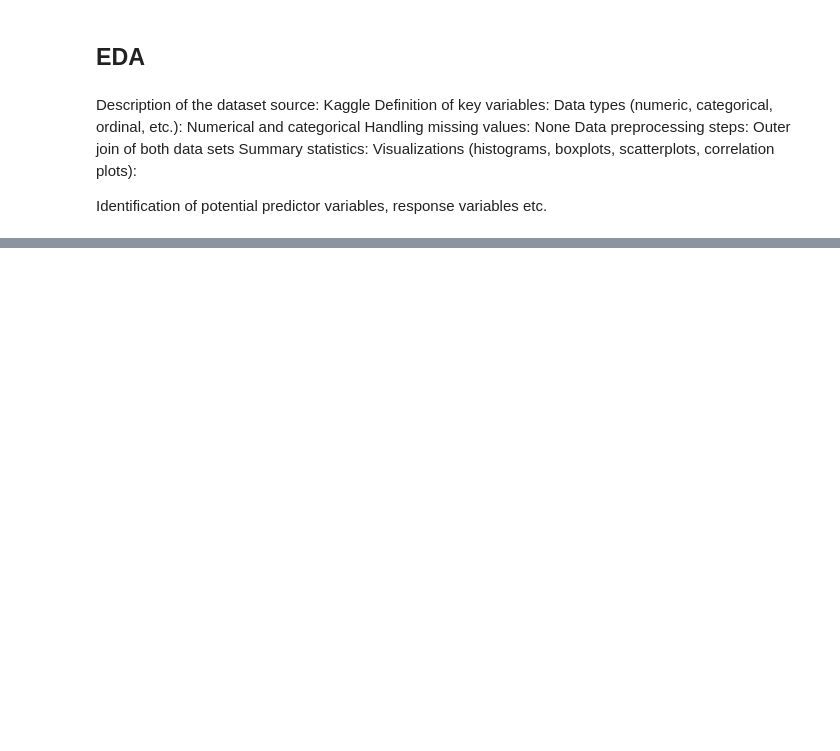
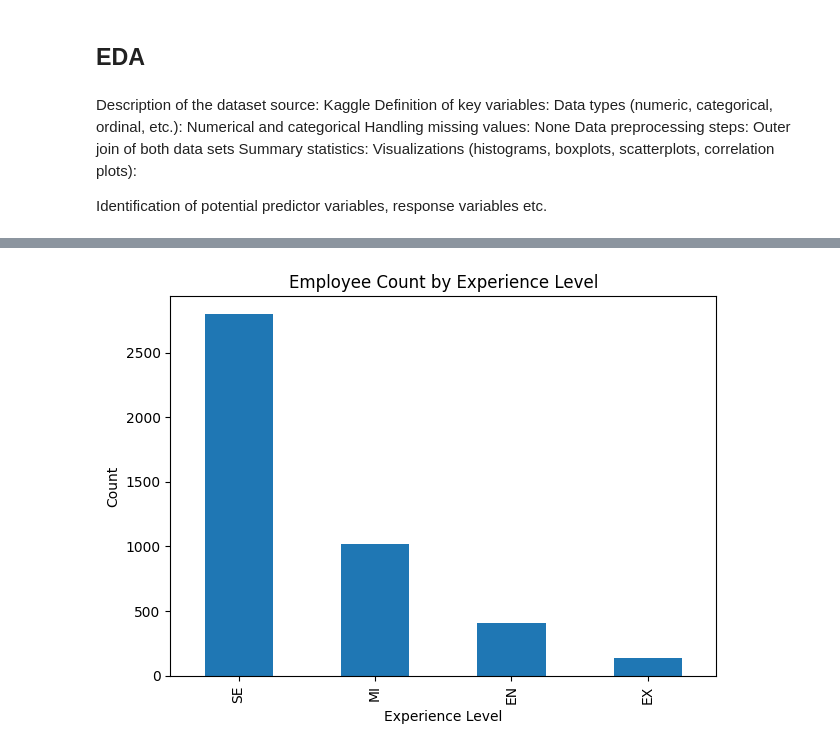
Before and after one commit to porhay007/GROUP-PROJECT-2-DATA-5322, a Jupyter notebook: template (1).ipynb, the cells around one changed output, grey strips where cells are left out. Cells and saved outputs as stored; diff of their text form; code cells hidden in the pictures; blank space fills up the shorter version.

```diff
--- a/template (1).ipynb
+++ b/template (1).ipynb
@@ -27,0 +70,12 @@ etc.
+# %%
+
+#  Plot 2: Count by Experience Level
+plt.figure()
+df['experience_level'].value_counts().plot(kind='bar')
+plt.title('Employee Count by Experience Level')
+plt.xlabel('Experience Level')
+plt.ylabel('Count')
+plt.tight_layout()
+plt.show()
+# %% [output]
+[figure, added]
```
Also changed, not shown: parts of 10 cells of this notebook.
